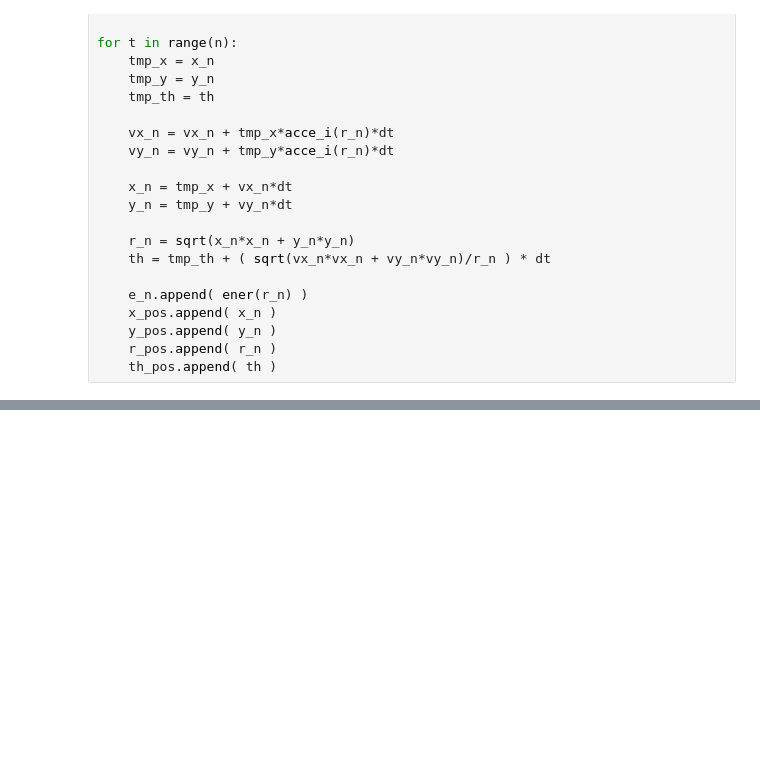
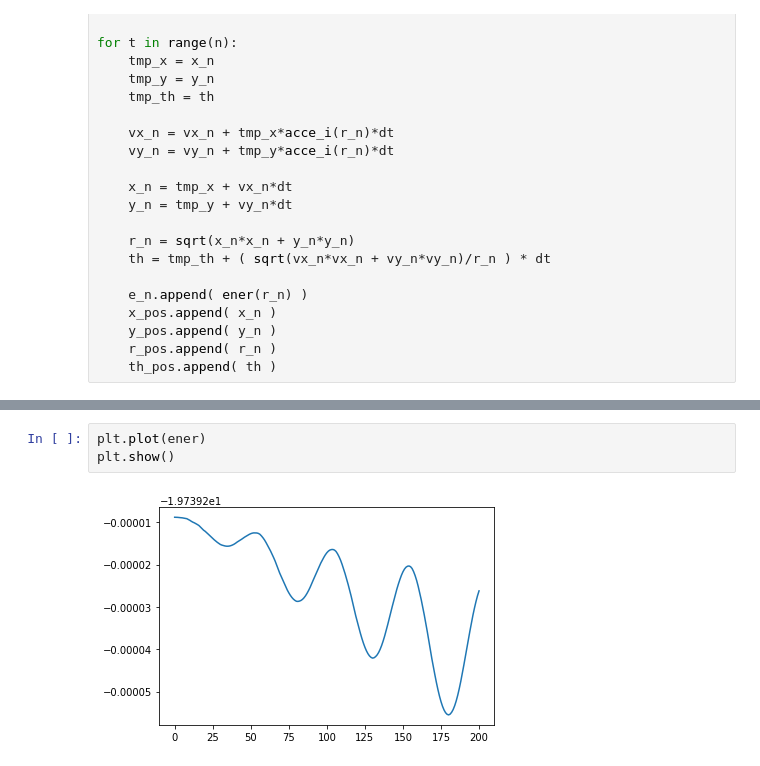
Before and after one commit to fiscompunipamplona/unidad2_partmov, a Jupyter notebook: codes/orbit_eulermeth.ipynb, the cells around one changed output, grey strips where cells are left out. Cells and saved outputs as stored; diff of their text form; blank space fills up the shorter version.

```diff
--- a/codes/orbit_eulermeth.ipynb
+++ b/codes/orbit_eulermeth.ipynb
@@ -80,0 +125,5 @@ plt.show()
+# %%
+plt.plot(ener)
+plt.show()
+# %% [output]
+[figure, added]
```
Also changed, not shown: parts of 7 cells of this notebook.
